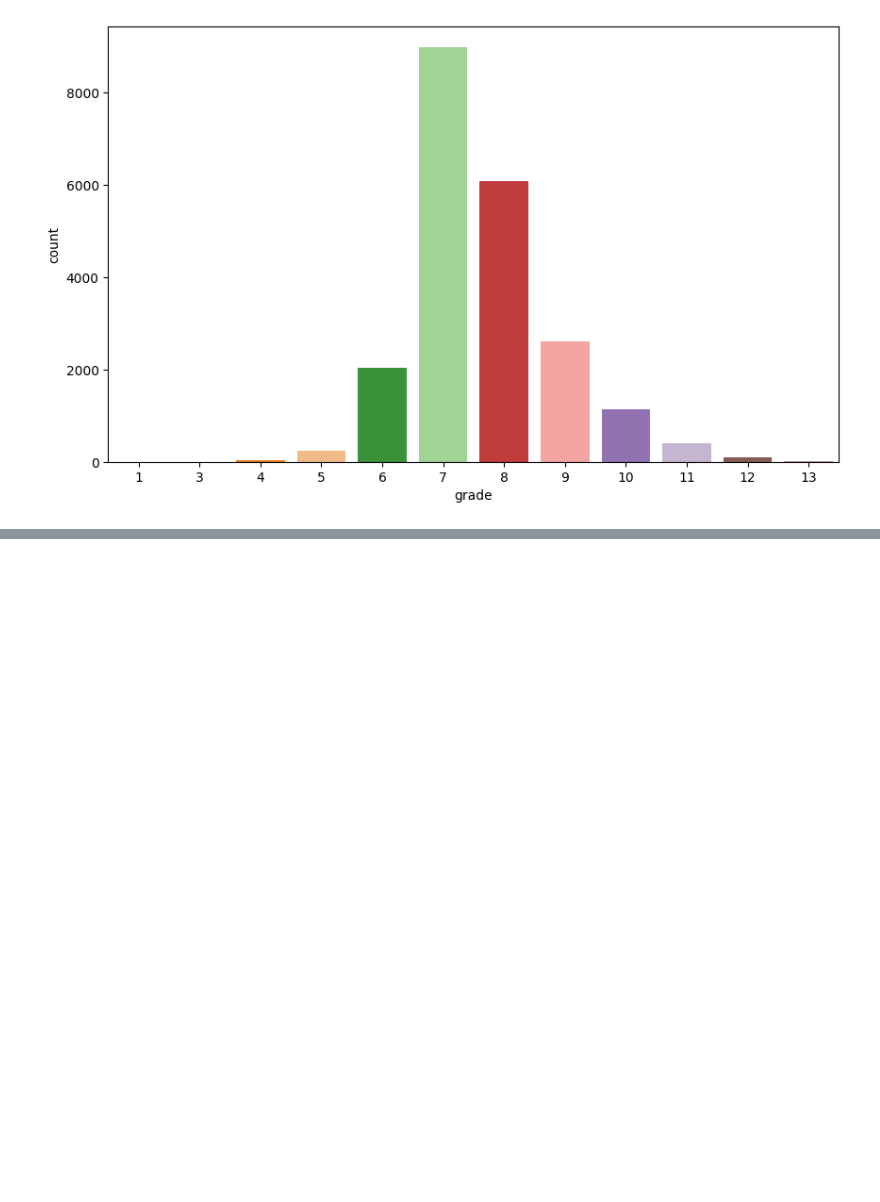
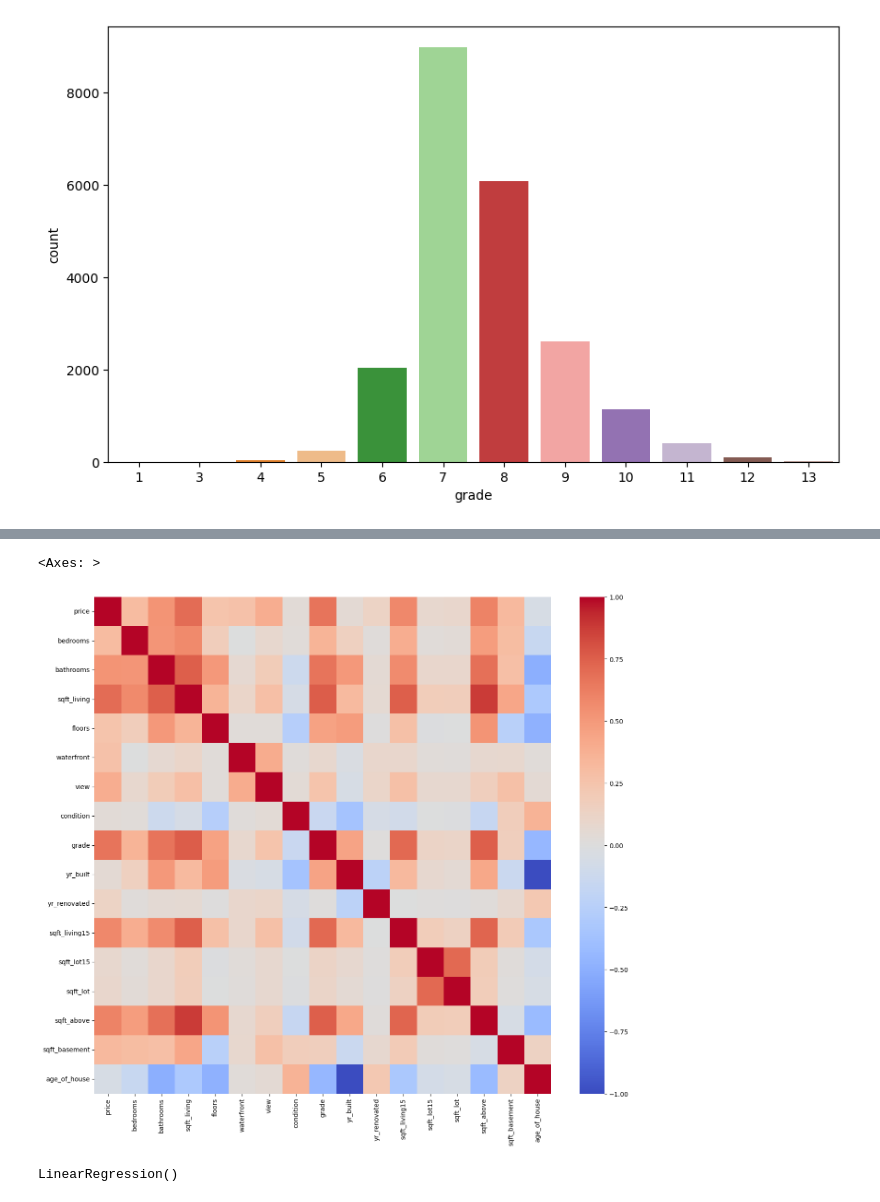
Before and after one commit to omarabdullatiff/house-price-prediction, a Jupyter notebook: house_price_pred.ipynb, the cells around one changed output, grey strips where cells are left out. Cells and saved outputs as stored; diff of their text form; code cells hidden in the pictures; blank space fills up the shorter version.

Commit message:
predict price using linear regression

```diff
--- a/house_price_pred.ipynb
+++ b/house_price_pred.ipynb
@@ -169 +159,20 @@ px.scatter(data, x='age_of_house', y='price', color='grade')
 px.scatter(data, x='sqft_living', y='price', color='grade')
+# %%
+# Correlation heatmap
+plt.figure(figsize=(16,14))
+sns.heatmap(data.corr(numeric_only=True), cmap="coolwarm")
+plt.show()
+# %% [output]
+<Axes: >
+[figure, added]
+# %%
+# Prepare data for Linear Regression model
+X = data['sqft_living']
+Y = data['price']
+
+X_train , X_test, Y_train, Y_test = train_test_split(X, Y, test_size=0.3, random_state=101)
+
+LR = LinearRegression()
+LR.fit(X_train.array.reshape(-1, 1), Y_train)
+# %% [output]
+LinearRegression()
```
Also changed, not shown: parts of 23 cells of this notebook.
